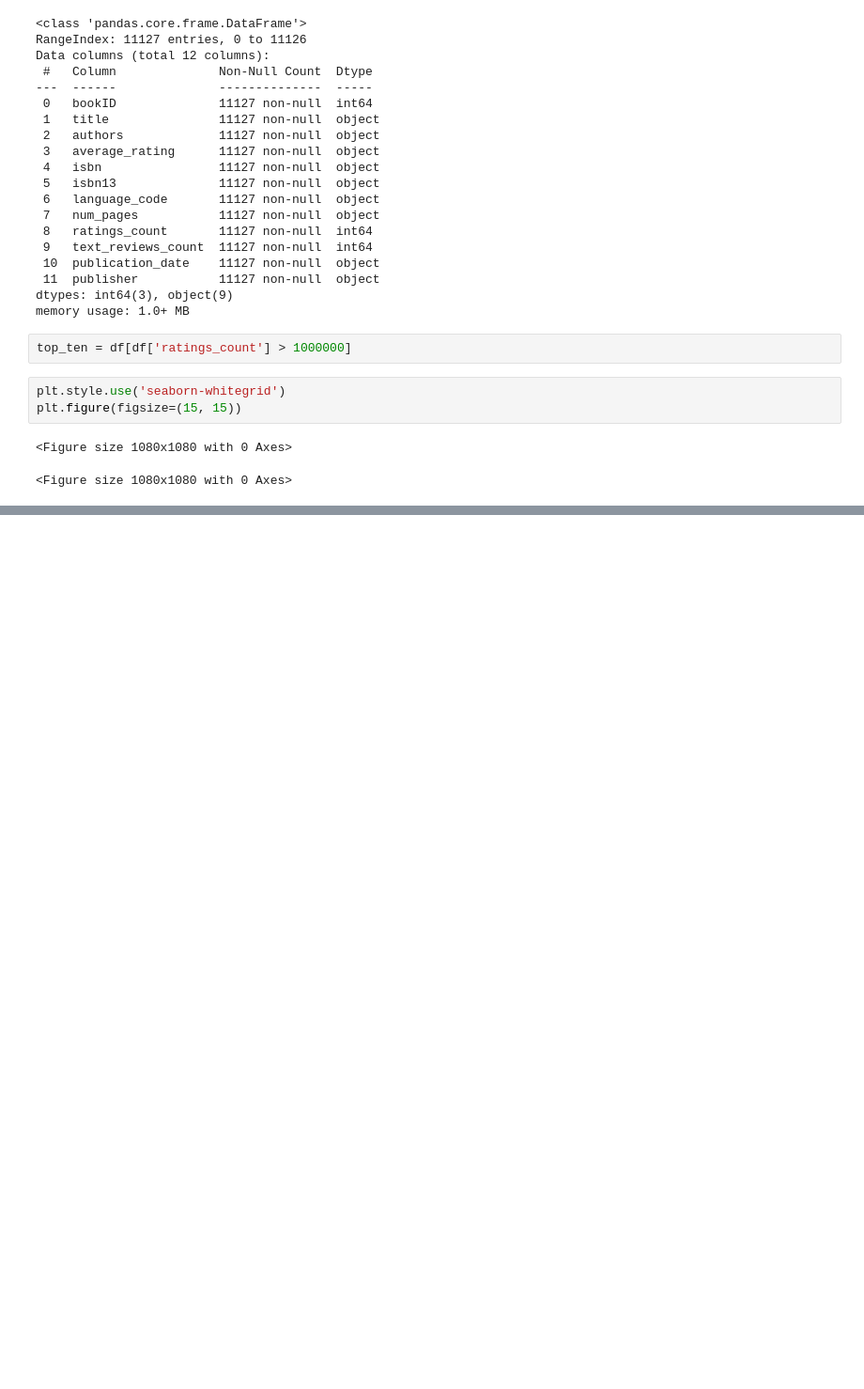
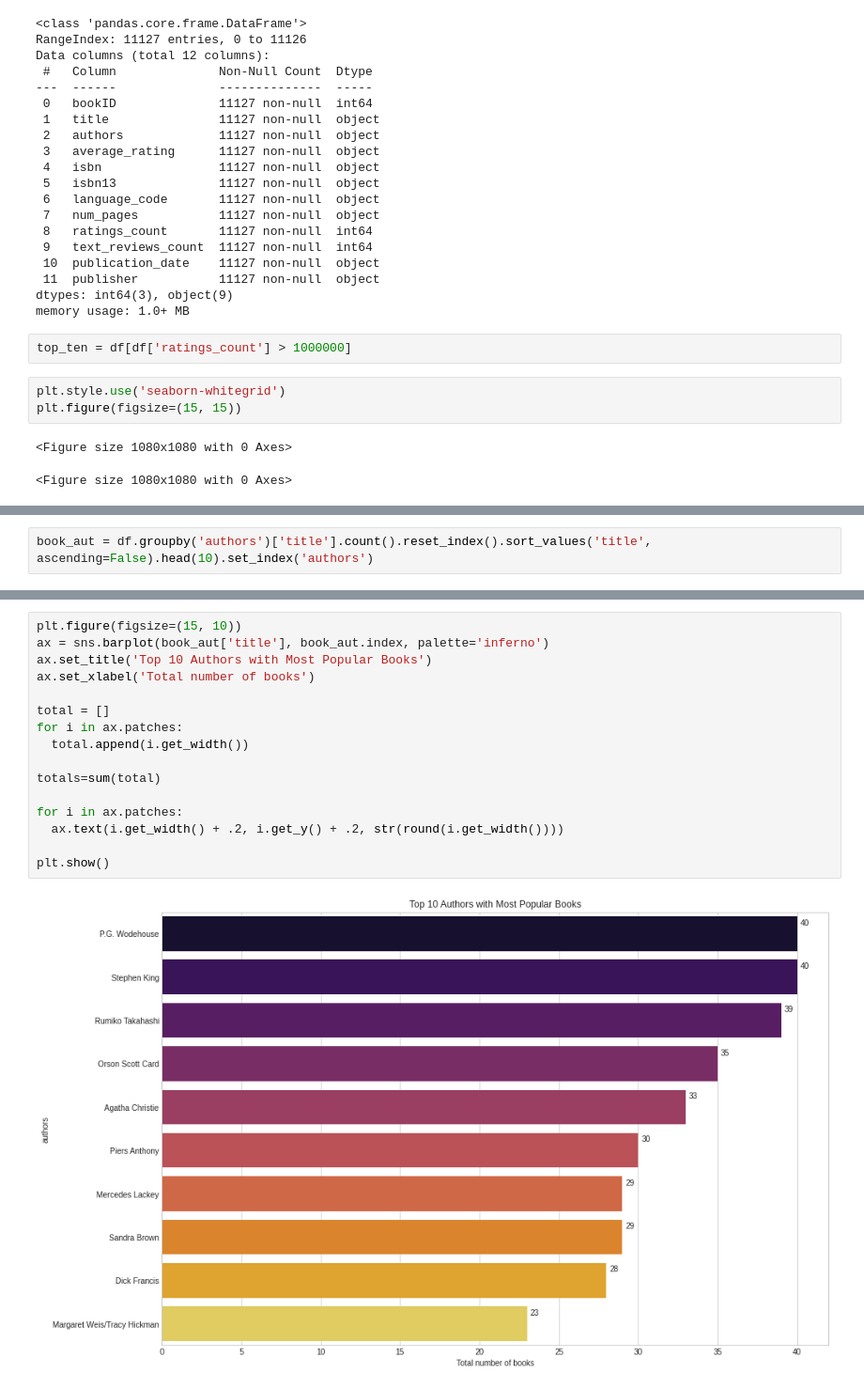
Before and after one commit to lovelyoyrmia/machine-learning-notebook, a Jupyter notebook: books_recommender.ipynb, the cells around one changed output, grey strips where cells are left out. Shown at 94% size. Saved outputs shown, nothing was run; the diff lists cells and outputs as text; blank space fills up the shorter version.

Commit message:
add books recommender

```diff
--- a/books_recommender.ipynb
+++ b/books_recommender.ipynb
@@ -117,3 +117,5 @@ top_ten.sort_values(by='ratings_count', ascending=False)
 | 7673 | 2956 | The Adventures of Huckleberry Fin... | Mark Twain/Guy Cardwell/John Seel... | 3.82 | 142437174 | 9.78E+12 | eng | 327 | 1049912 | ... |
 | 4107 | 37435 | The Secret Life of Bees | Sue Monk Kidd | 4.05 | 142001740 | 9.78E+12 | eng | 302 | 1044725 | ... |
 | 3668 | 4981 | Slaughterhouse-Five | Kurt Vonnegut Jr. | 4.07 | 385333846 | 9.78E+12 | eng | 275 | 1001671 | ... |
+# %%
+book_aut = df.groupby('authors')['title'].count().reset_index().sort_values('title', ascending=False).head(10).set_index('authors')
@@ -119,0 +137,18 @@ top_ten.sort_values(by='ratings_count', ascending=False)
+# %%
+plt.figure(figsize=(15, 10))
+ax = sns.barplot(book_aut['title'], book_aut.index, palette='inferno')
+ax.set_title('Top 10 Authors with Most Popular Books')
+ax.set_xlabel('Total number of books')
+
+total = []
+for i in ax.patches:
+  total.append(i.get_width())
+
+totals=sum(total)
+
+for i in ax.patches:
+  ax.text(i.get_width() + .2, i.get_y() + .2, str(round(i.get_width())))
+
+plt.show()
+# %% [output]
+[figure, added]
```
Also changed, not shown: parts of 1 cell of this notebook.
